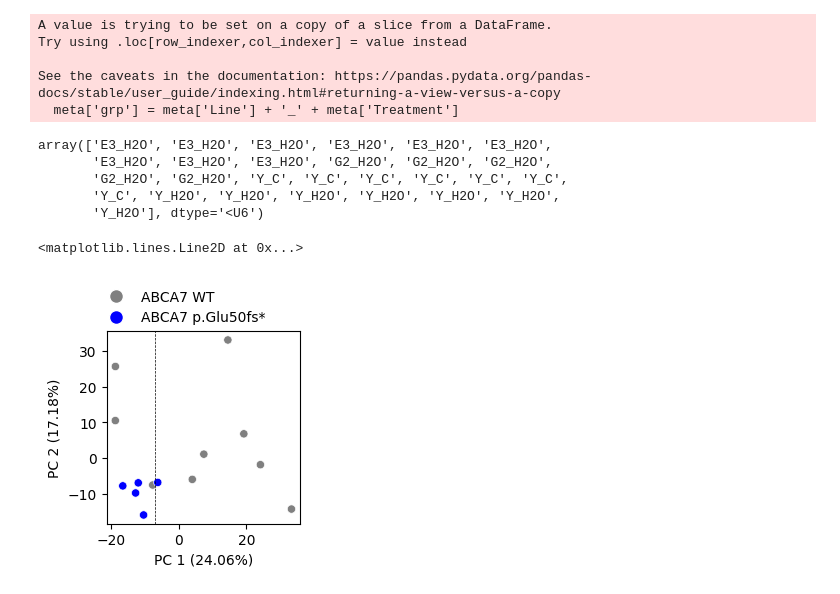
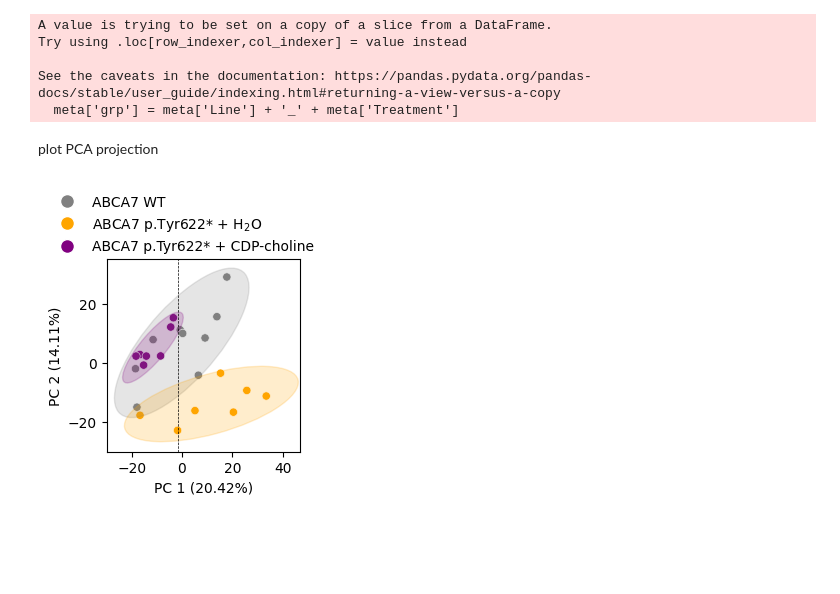
Before and after one commit to djunamay/ABCA7lof2, a Jupyter notebook: analyses/iN_LCMS/metabolomics/SUB15127_cells_metabolomics_untargeted.ipynb, the cells around one changed output. Saved outputs shown, nothing was run; the diff lists cells and outputs as text; code cells hidden in the pictures; blank space fills up the shorter version.

Commit message:
final run for untargeted metabolomics

```diff
--- a/analyses/iN_LCMS/metabolomics/SUB15127_cells_metabolomics_untargeted.ipynb
+++ b/analyses/iN_LCMS/metabolomics/SUB15127_cells_metabolomics_untargeted.ipynb
@@ -76,51 +75,74 @@ outliers = np.array([dictionary_outliers[x] for x in norm_areas.columns])
 norm_areas_no_outliers = norm_areas.iloc[:,outliers!='outlier']
 names_no_outliers = names[outliers!='outlier']
 outliers_no_outliers = outliers[outliers!='outlier']
-# %%
-names_no_outliers
-# %% [output]
-array(['E3_H2O', 'E3_H2O', 'E3_H2O', 'E3_H2O', 'E3_H2O', 'E3_H2O',
-       'E3_H2O', 'E3_H2O', 'E3_H2O', 'G2_H2O', 'G2_H2O', 'G2_H2O',
-       'G2_H2O', 'G2_H2O', 'Y_C', 'Y_C', 'Y_C', 'Y_C', 'Y_C', 'Y_C',
-       'Y_C', 'Y_H2O', 'Y_H2O', 'Y_H2O', 'Y_H2O', 'Y_H2O', 'Y_H2O',
-       'Y_H2O'], dtype='<U6')
+# %% [markdown]
+plot PCA projection
 # %%
-# only look at E3 vs G2
-names_subset = np.where((names_no_outliers!='Y_H2O') & (names_no_outliers!='Y_C'))[0]
+# only look at E3, Y, YC
+names_subset = np.where((names_no_outliers!='G2_H2O'))[0]
 norm_areas_subset = norm_areas_no_outliers.iloc[:,names_subset]
 names_subset = names_no_outliers[names_subset]
 
 # perform PCA
 scaler = StandardScaler()
 norm_areas_subset_no_background_scaled = scaler.fit_transform(norm_areas_subset.T)
 
 pca = PCA(n_components=4)
 principal_components = pca.fit_transform(norm_areas_subset_no_background_scaled)
 principal_components = pd.DataFrame(data=principal_components, columns=['PC1', 'PC2', 'PC3', 'PC4'])
 principal_components['condition'] = names_subset
 
 # plot PCA
 plt.figure(figsize=(2.5, 2.5))
 palette = {'E3_H2O': 'grey', 'Y_H2O': 'orange', 'Y_C': 'purple', 'G2_H2O': 'blue'}
 sns.scatterplot(x='PC1', y='PC2', hue='condition', data=principal_components, palette=palette, edgecolor='w')
 explained_variance = pca.explained_variance_ratio_
 plt.xlabel(f'PC 1 ({explained_variance[0]*100:.2f}%)')
 plt.ylabel(f'PC 2 ({explained_variance[1]*100:.2f}%)')
 plt.legend(title='Line', bbox_to_anchor=(1.05, 1), loc='upper left')
 # Remove the existing legend
 plt.legend([],[], frameon=False)
 
+import matplotlib.patches as patches
+for treatment in principal_components['condition'].unique():
+    line_data = principal_components[principal_components['condition'] == treatment]
+    confidence_ellipse = np.cov(line_data['PC1'], line_data['PC2'])
+    eigenvals, eigenvecs = np.linalg.eig(confidence_ellipse)
+    angle = np.degrees(np.arctan2(eigenvecs[1,0], eigenvecs[0,0]))
+
+    ellipse = patches.Ellipse(xy=(line_data['PC1'].mean(), line_data['PC2'].mean()),
+                            width=2*np.sqrt(eigenvals[0])*2,
+                            height=2*np.sqrt(eigenvals[1])*2,
+                            angle=angle,
+                            fill=True,
+                            alpha=0.2,
+                            color=palette[treatment])
+    plt.gca().add_patch(ellipse)
+
+explained_variance = pca.explained_variance_ratio_
+plt.xlabel(f'PC 1 ({explained_variance[0]*100:.2f}%)')
+plt.ylabel(f'PC 2 ({explained_variance[1]*100:.2f}%)')
+plt.legend(title='Line', bbox_to_anchor=(1.05, 1), loc='upper left')
+# Remove the existing legend
+plt.legend([],[], frameon=False)
+
 # Add a custom legend based on marker type
 legend_elements = [
     Line2D([0], [0], marker='o', color='w',
            markerfacecolor='grey', markersize=10,linestyle='None', label='ABCA7 WT'),
-    Line2D([0], [0], marker='o', markerfacecolor='blue',color='w',
-           markersize=10, linestyle='None', label='ABCA7 p.Glu50fs*')
+
+           Line2D([0], [0], marker='o', markerfacecolor='orange',color='w',
+           markersize=10, linestyle='None', label='ABCA7 p.Tyr622* + H$_2$O'),
+           Line2D([0], [0], marker='o', markerfacecolor='purple',color='w',
+           markersize=10, linestyle='None', label='ABCA7 p.Tyr622* + CDP-choline')
 ]
-plt.legend(handles=legend_elements, title='', bbox_to_anchor=(.4, 1.28), loc='upper center', frameon=False)
+plt.legend(handles=legend_elements, title='', bbox_to_anchor=(.4, 1.4), loc='upper center', frameon=False)
 # Add vertical line along the mean of PC1
 mean_pc1 = principal_components['PC1'].median()
 plt.axvline(x=mean_pc1, color='black', linestyle='--',  linewidth=0.5)
+
+plt.xlim(-30,47)
+plt.ylim(-30,35)
+plt.savefig('/Users/djuna/Documents/ABCA7lof2/editorial_paper/main_panels_svgs/ed12/pca_plot_y622_choline_metab.pdf', bbox_inches='tight')
 # %% [output]
-<matplotlib.lines.Line2D at 0x...>
-[figure, old version]
+[figure, new version]
```
Also changed, not shown: parts of 23 cells of this notebook.
